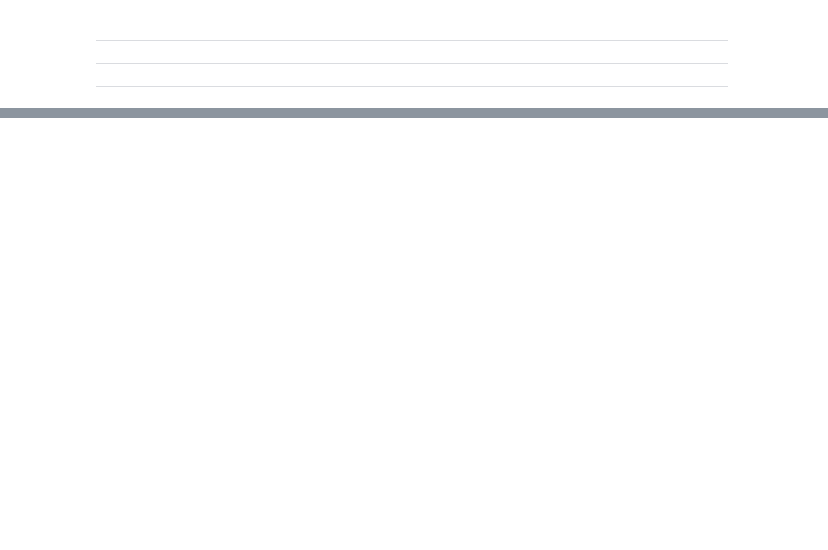
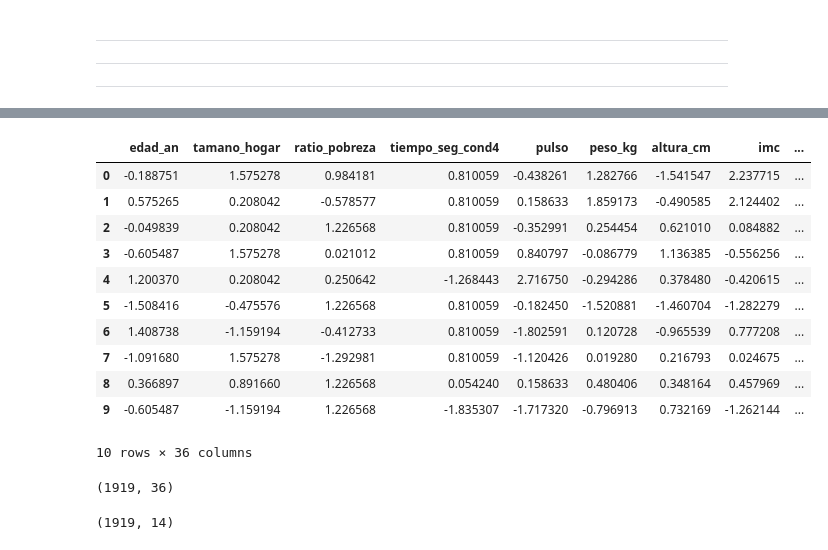
Before and after one commit to pmars21/hypertension_management_AI_driven_tool, a Jupyter notebook: clustering/clustering_tranfLog.ipynb, the cells around one changed output, grey strips where cells are left out. Drawn from its saved outputs; the diff is of its cells as text; code cells hidden in the pictures; blank space fills up the shorter version.

```diff
--- a/clustering/clustering_tranfLog.ipynb
+++ b/clustering/clustering_tranfLog.ipynb
@@ -1358,0 +1391,2 @@ FORWARD SELECTION: GAUSSIAN MIXTURE MODEL (GMM) CON TAMAÑO (N)
+# %%
+trainset = pd.read_csv("train_imputado.csv")
@@ -1358,0 +1454,6 @@ FORWARD SELECTION: GAUSSIAN MIXTURE MODEL (GMM) CON TAMAÑO (N)
+# %%
+columnas_a_eliminar = ['tiempo_seg_cond1', 'tiempo_seg_cond2', 'tiempo_seg_cond3',  'albumina_orina_mg_l', 'neutrofilos_abs','rigidez_iqr', 'ratio_iqr_mediana','medidas_validas_elasto','intentos_totales_elasto','psu']
+
+# Utilizamos el método .drop() especificando que queremos eliminar columnas
+trainset = trainset.drop(columns=columnas_a_eliminar)
+trainset.shape
@@ -1358,0 +1462,3 @@ FORWARD SELECTION: GAUSSIAN MIXTURE MODEL (GMM) CON TAMAÑO (N)
+# %%
+var_num = trainset.select_dtypes(include=['number'])
+var_num.shape
@@ -1358,0 +1553,53 @@ FORWARD SELECTION: GAUSSIAN MIXTURE MODEL (GMM) CON TAMAÑO (N)
+# %%
+
+scaler = StandardScaler()
+datos_escalados_array = scaler.fit_transform(var_num_log)
+# %%
+var_num_log_scaled = pd.DataFrame(
+    datos_escalados_array,
+    columns=var_num_log.columns, # Recuperamos los nombres de las columnas
+    index=var_num_log.index      # Recuperamos los índices originales
+)
+var_num_log_scaled.head(10)
+# %% [output]
+|  | edad_an | tamano_hogar | ratio_pobreza | tiempo_seg_cond4 | pulso | peso_kg | altura_cm | imc | ... |
+| 0 | -0.188751 | 1.575278 | 0.984181 | 0.810059 | -0.438261 | 1.282766 | -1.541547 | 2.237715 | ... |
+| 1 | 0.575265 | 0.208042 | -0.578577 | 0.810059 | 0.158633 | 1.859173 | -0.490585 | 2.124402 | ... |
+| 2 | -0.049839 | 0.208042 | 1.226568 | 0.810059 | -0.352991 | 0.254454 | 0.621010 | 0.084882 | ... |
+| 3 | -0.605487 | 1.575278 | 0.021012 | 0.810059 | 0.840797 | -0.086779 | 1.136385 | -0.556256 | ... |
+| 4 | 1.200370 | 0.208042 | 0.250642 | -1.268443 | 2.716750 | -0.294286 | 0.378480 | -0.420615 | ... |
+| 5 | -1.508416 | -0.475576 | 1.226568 | 0.810059 | -0.182450 | -1.520881 | -1.460704 | -1.282279 | ... |
+| 6 | 1.408738 | -1.159194 | -0.412733 | 0.810059 | -1.802591 | 0.120728 | -0.965539 | 0.777208 | ... |
+| 7 | -1.091680 | 1.575278 | -1.292981 | 0.810059 | -1.120426 | 0.019280 | 0.216793 | 0.024675 | ... |
+| 8 | 0.366897 | 0.891660 | 1.226568 | 0.054240 | 0.158633 | 0.480406 | 0.348164 | 0.457969 | ... |
+| 9 | -0.605487 | -1.159194 | 1.226568 | -1.835307 | -1.717320 | -0.796913 | 0.732169 | -1.262144 | ... |
+10 rows × 36 columns
+# %%
+var_num_log_scaled.shape
+# %% [output]
+(1919, 36)
+# %%
+
+
+columnas_genetico_numericas = [
+    "largo_brazo_superior_cm",
+    "mercurio_sangre_nmol_l",
+    "hdl_mmol_l",
+    "creatinina_orina_umol_l",
+    "hemoglobina_g_dl",
+    "peso_kg",
+    "volumen_plaquetario_medio",
+    "ancho_distribucion_eritrocitos",
+    "conc_hemoglobina_media",
+    "tamano_hogar",
+    "pulso",
+    "plaquetas_totales",
+    "edad_an",
+    "trigliceridos_mmol_l"
+]
+
+Var_num_log_scaled_original = var_num_log_scaled.copy()
+var_num_log_scaled = var_num_log_scaled[columnas_genetico_numericas]
+var_num_log_scaled.shape
+# %% [output]
+(1919, 14)
```
Also changed, not shown: parts of 20 cells of this notebook, 3 other files.
